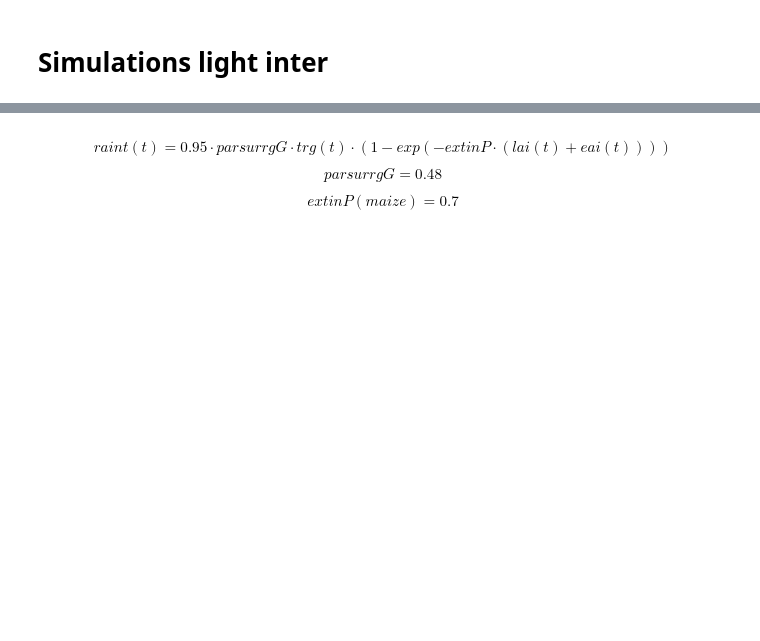
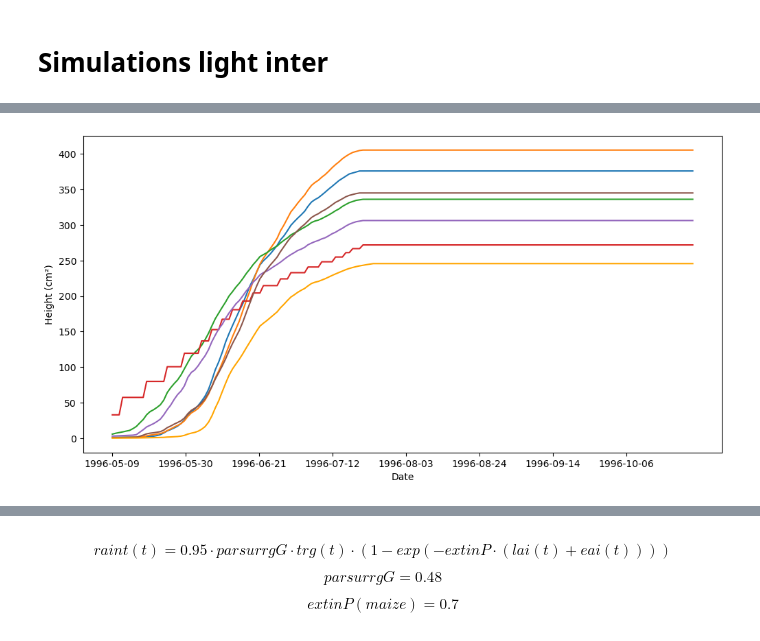
Before and after one commit to orianebro/ArchiCrop, a Jupyter notebook: tutorials/light_inter_all_simul.ipynb, the cells around one changed output, grey strips where cells are left out. Saved outputs shown, nothing was run; the diff lists cells and outputs as text; code cells hidden in the pictures; blank space fills up the shorter version.

```diff
--- a/tutorials/light_inter_all_simul.ipynb
+++ b/tutorials/light_inter_all_simul.ipynb
@@ -76,9 +79,11 @@ plt.show()
 # %%
 fig, ax = plt.subplots(figsize=(12, 6))
 for h in pot_h.values():
-    ax.plot(dates, h, color=archicrop_color, alpha=0.6)
+    ax.plot(dates, h) #, color=archicrop_color, alpha=0.6)
 ax.plot(dates, height_canopy, color=stics_color)
 ax.set_xticks(np.arange(0, len(dates)+1, (len(dates)+1)/8))
 ax.set_xlabel("Date")
 ax.set_ylabel("Height (cm²)")
 plt.show()
+# %% [output]
+[figure, added]
```
Also changed, not shown: parts of 7 cells of this notebook, 8 other files.
